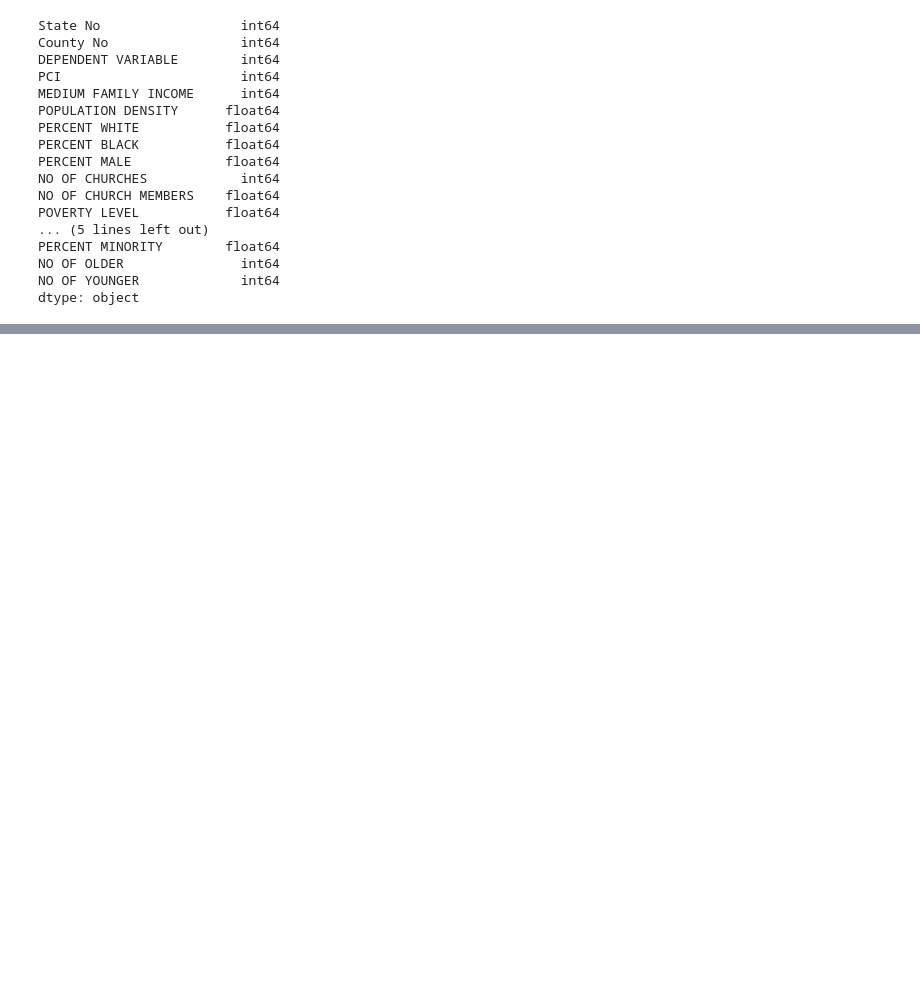
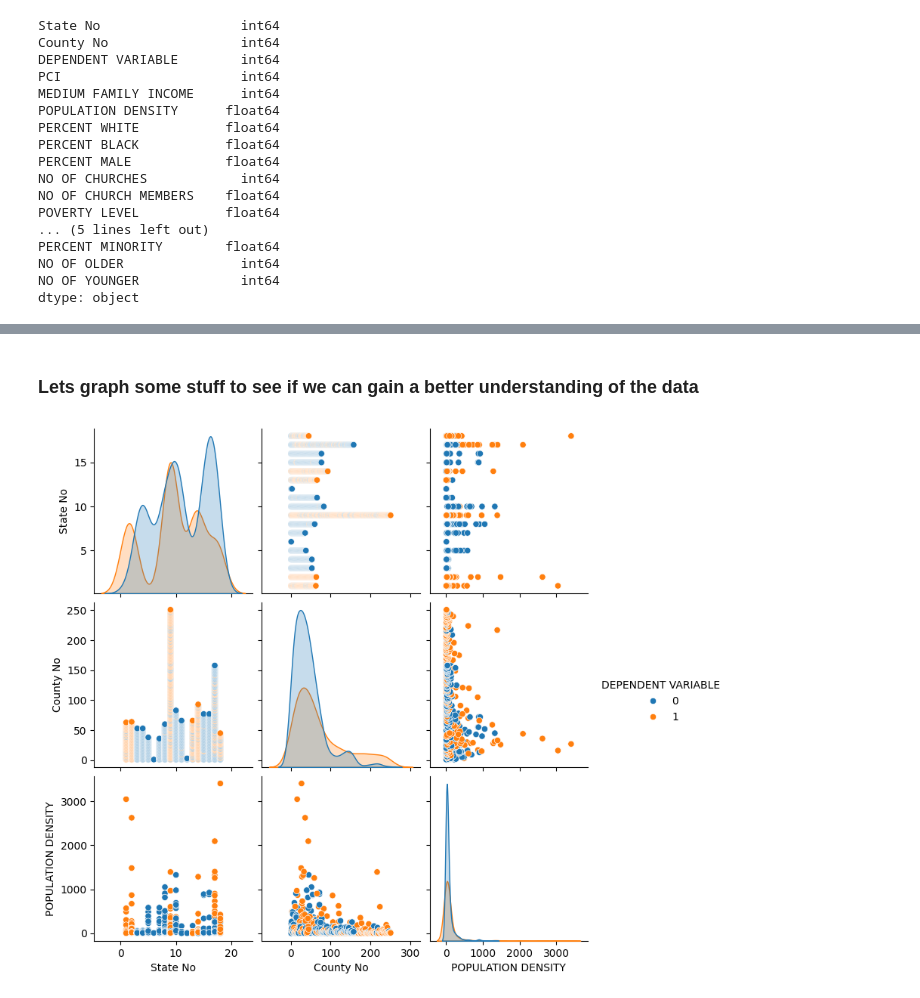
Before and after one commit to dallascaley/Business-Intelligence, a Jupyter notebook: Colab Notebooks/IS470_Assignment02.ipynb, the cells around one changed output, grey strips where cells are left out. Cells and saved outputs as stored; diff of their text form; code cells hidden in the pictures; blank space fills up the shorter version.

```diff
--- a/Colab Notebooks/IS470_Assignment02.ipynb
+++ b/Colab Notebooks/IS470_Assignment02.ipynb
@@ -329 +331,11 @@ NO OF YOUNGER              int64
 dtype: object
+# %% [markdown]
+### Lets graph some stuff to see if we can gain a better understanding of the data
+# %%
+# Lets do some pair plots
+subset = eval_set[['State No','County No', 'POPULATION DENSITY','DEPENDENT VARIABLE']]
+sns.pairplot(data=subset, hue='DEPENDENT VARIABLE')
+plt.show()
+#
+# %% [output]
+[figure, added]
```
Also changed, not shown: parts of 3 cells of this notebook.
